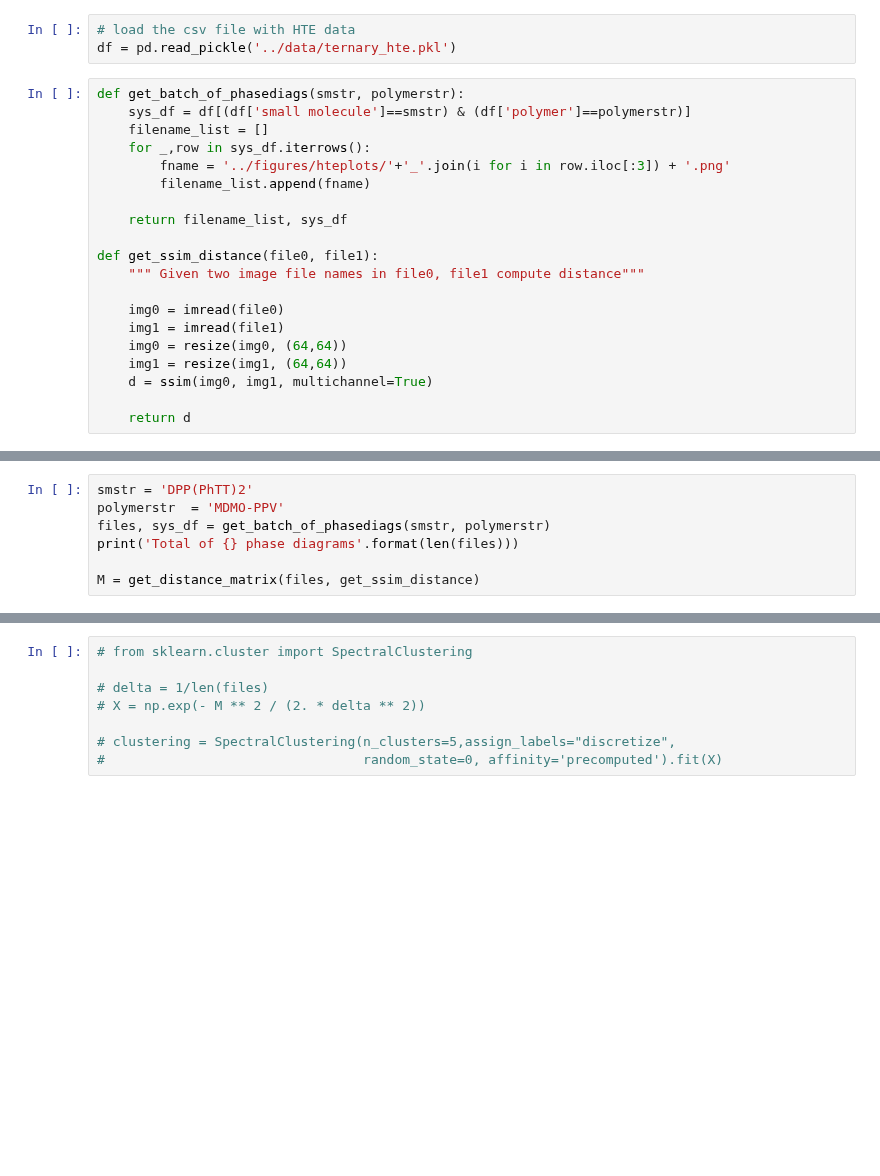
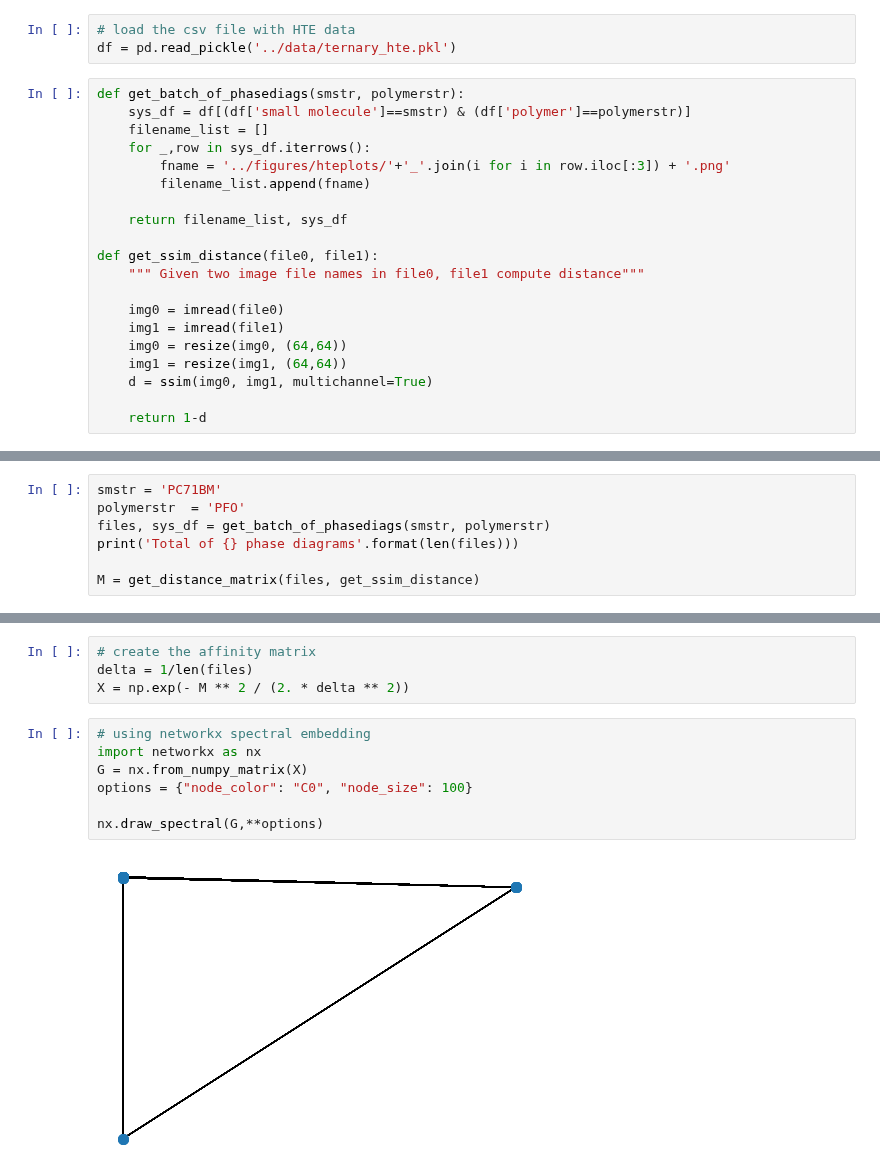
Before and after one commit to kiranvad/polyphase, a Jupyter notebook: notebooks/Clustering ternary HTE phase diagrams.ipynb, the cells around one changed output, grey strips where cells are left out. Cells and saved outputs as stored; diff of their text form; blank space fills up the shorter version.

```diff
--- a/notebooks/Clustering ternary HTE phase diagrams.ipynb
+++ b/notebooks/Clustering ternary HTE phase diagrams.ipynb
@@ -38,4 +42,4 @@ def get_ssim_distance(file0, file1):
     img1 = resize(img1, (64,64))
     d = ssim(img0, img1, multichannel=True)
 
-    return d
+    return 1-d
@@ -42,6 +53,6 @@ def get_ssim_distance(file0, file1):
 # %%
-smstr = 'DPP(PhTT)2'
-polymerstr  = 'MDMO-PPV'
+smstr = 'PC71BM'
+polymerstr  = 'PFO'
 files, sys_df = get_batch_of_phasediags(smstr, polymerstr)
 print('Total of {} phase diagrams'.format(len(files)))
 
@@ -72,8 +82,13 @@ Computation took : 00 Hr:29 min:19.84 sec
 # %%
-# from sklearn.cluster import SpectralClustering
-
-# delta = 1/len(files)
-# X = np.exp(- M ** 2 / (2. * delta ** 2))
-
-# clustering = SpectralClustering(n_clusters=5,assign_labels="discretize",
-#                                 random_state=0, affinity='precomputed').fit(X)
+# create the affinity matrix
+delta = 1/len(files)
+X = np.exp(- M ** 2 / (2. * delta ** 2))
+# %%
+# using networkx spectral embedding
+import networkx as nx
+G = nx.from_numpy_matrix(X)
+options = {"node_color": "C0", "node_size": 100}
+
+nx.draw_spectral(G,**options)
+# %% [output]
+[figure, added]
```
Also changed, not shown: parts of 9 cells of this notebook, 9 other files.
